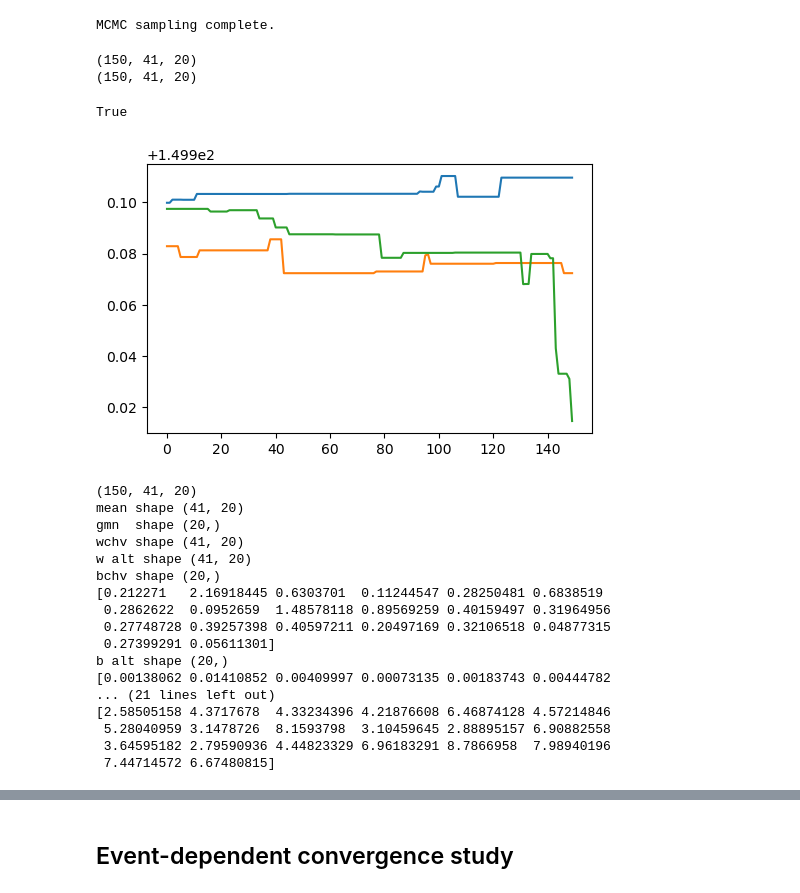
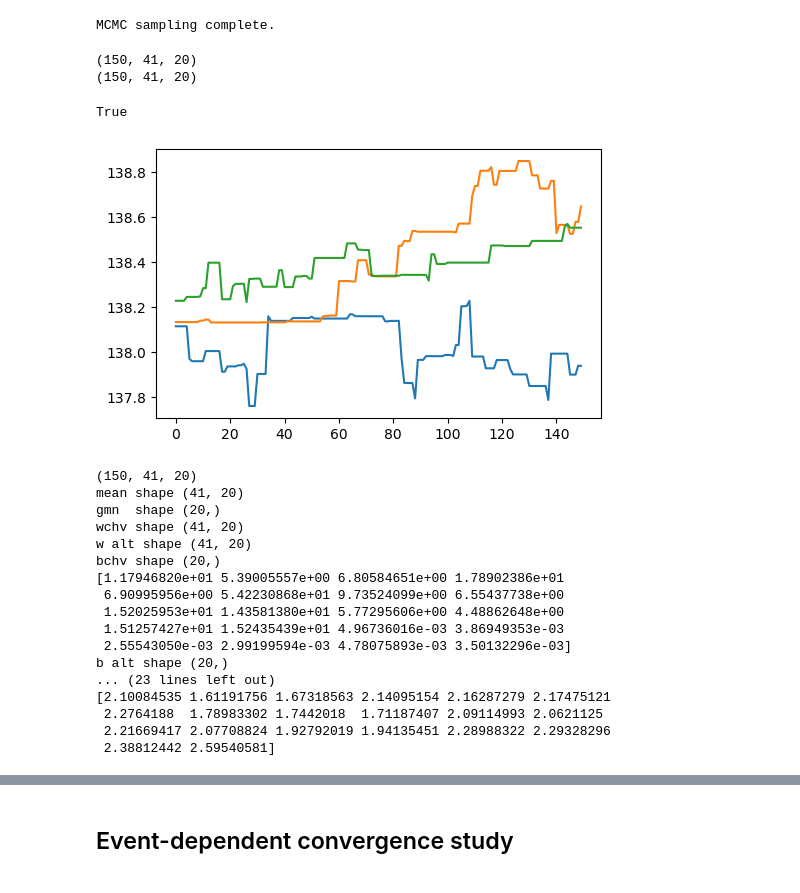
Before and after one commit to localoptimum/emtk, a Jupyter notebook: ARCStest.ipynb, the cells around one changed output, grey strips where cells are left out. Saved outputs shown, nothing was run; the diff lists cells and outputs as text; code cells hidden in the pictures.

Commit message:
Repeated analysis with Garretts new reduced data set.

```diff
--- a/ARCStest.ipynb
+++ b/ARCStest.ipynb
@@ -324,13 +324,12 @@ Least squares model function defined.
 # maybe something changed during the measurement?
 ema1.shuffle()
 # %%
-cpo = ema1.subsample(7000, randomize=False)
+cpo = ema1.subsample(12000, randomize=False)
+cpo.plot_kde(log=False, loglog=False, xlabel='$\Delta E$ (meV)', method="pmb")
 
 
-cpo.plot_kde(log=False, loglog=False, xlabel='$\Delta E$ (meV)', method="silverman")
 
 cpo.set_lse_function(big_lse_pdf)
-
 
 cpo.make_lse_params(
     amplitude=dict(value=1.0, min=0.0),\
@@ -339,16 +338,16 @@ cpo.make_lse_params(
     mu2 = dict(value=280.0, min=200.0, max=350.0),\
     mu3 = dict(value=420.0, min=350.0, max=450.0),\
     mu4 = dict(value=560.0, min=500.0, max=620.0),\
-    mubg1=dict(value=620.0, min=600.0, max=700.0),\
-    mubg2=dict(value=140.0, min=0.0, max=200.0),\
+    mubg1=dict(value=500.0, min=600.0, max=700.0),\
+    mubg2=dict(value=50.0, min=0.0, max=200.0),\
 
     elsigma = dict(value=20.0, min=10.0, max=100.0),\
     s1 = dict(value=30.0, min=10.0, max=100.0),\
     s2 = dict(value=30.0, min=10.0, max=100.0),\
     s3 = dict(value=30.0, min=10.0, max=100.0),\
     s4 = dict(value=30.0, min=10.0, max=100.0),\
-    sbg1=dict(value=100.0, min=100.0, max=250.0),\
-    sbg2=dict(value=20.0, min=10.0, max=250.0),\
+    sbg1=dict(value=200.0, min=100.0, max=250.0),\
+    sbg2=dict(value=150.0, min=10.0, max=250.0),\
     m1=dict(value=0.3, min=0.0, max = 1.0),\
     m2=dict(value=0.2, min=0.0, max = 1.0),\
     m3=dict(value=0.15, min=0.0, max = 1.0),\
@@ -356,7 +355,6 @@ cpo.make_lse_params(
     mbg1=dict(value=0.1, min=0.0, max=1.0),\
     mbg2=dict(value=0.1, min=0.0, max=1.0)
 )
-
 
 
 cpo.lse_fit()
@@ -595,14 +593,17 @@ def log_likelihood_function(theta, data, xmin, xmax, pweights, mylpf, verbose=Fa
 
     lp = mylpf(theta)
 
+
     if np.isinf(lp):
         return -np.inf
 
     mvals = simplex_weights(np.array([m1, m2, m3, m4, mbg1, mbg2]))
 
+    if verbose:
+        print("mvals:")
+        print(mvals)
 
-
-    el = mvals[0] * norm.pdf(data, scale=elsigma, loc=elmu) / gaussian_integral(ema1.xmin, ema1.xmax, elsigma)
+    el = mvals[0] * norm.pdf(data, scale=elsigma, loc=elmu) / gaussian_integral(ema1.xmin, ema1.xmax, elmu, elsigma)
     l1 = mvals[1] * norm.pdf(data, scale=s1, loc=mu1) / gaussian_integral(ema1.xmin, ema1.xmax, mu1, s1)
     l2 = mvals[2] * norm.pdf(data, scale=s2, loc=mu2) / gaussian_integral(ema1.xmin, ema1.xmax, mu2, s2)
     l3 = mvals[3] * norm.pdf(data, scale=s3, loc=mu3) / gaussian_integral(ema1.xmin, ema1.xmax, mu3, s3)
@@ -660,7 +661,7 @@ def log_likelihood_function(theta, data, xmin, xmax, pweights, mylpf, verbose=Fa
         print("NaN in log_likelihood at", theta)
         verbose=True
 
-    if verbose==True:
+    if verbose:
         print("lp", lp)
         print("lll", lll)
         print("l1", l1)
@@ -718,10 +719,12 @@ cpo.llf = log_likelihood_function
 #    mbg2=dict(value=0.1, min=0.0, max=1.0)
 #)
 
-same_as_least_squares = np.array([10.0, 150.0, 280.0, 420.0, 560.0,\
-                                 620.0, 140.0, 20.0, 30.0, 30.0,\
-                                 30.0, 30.0, 100.0, 20.0,\
-                                 0.3, 0.2, 0.15, 0.1, 0.1, 0.1])
+same_as_least_squares = np.array([-2.0, 138.0, 275.0, 410.0, 560.0,\
+                                 698.0, 61.0, 20.0, 18.0, 21.0,\
+                                 28.0, 46.0, 240.0, 95.0,\
+                                 0.25, 0.11, 0.11, 0.11, 0.15, 0.11])
+
+
 
 #cpo.theta_seed = np.array([7.83319976e+00, 1.45695047e+02, 2.81254328e+02,\
 # 4.14035526e+02, 5.52327378e+02, 6.99999691e+02, 2.30190791e-02,\
@@ -744,12 +747,12 @@ cpo.theta_seed = same_as_least_squares
 #cpo.theta_seed = cpo.theta_seed[1:]
 
 #log_likelihood_function(theta, data, xmin, xmax, pweights, mylpf, verbose=False)
-#test=log_likelihood_function(nan_location, ema1.data, np.amin(ema1.data), np.amax(ema1.data), ema1.weights, log_prior_function, verbose=True)
+#test=log_likelihood_function(same_as_least_squares, ema1.data, np.amin(ema1.data), np.amax(ema1.data), ema1.weights, log_prior_function, verbose=True)
 
 cpo.nwalkers=32 # need to increase this to improve sampling stats quality
 # (see plots of MCMC_parameter_distribution later)
 
-cpo.MCMC_fit(nburn=150, niter=150) # fixed number of iterations
+cpo.MCMC_fit(nburn=200, niter=150) # fixed number of iterations
 #cpo.MCMC_fit(niter=5000, convergence="Gelman-Rubin") # gelman-rubin method to check for convergence
 # %% [output]
 MCMC launch
@@ -759,29 +762,29 @@ MCMC sampling complete.
 # %%
 chz = cpo.sampler.get_chain()
 nwk = cpo.nwalkers
 ndm = cpo.ndim
 
 rlen = chz.shape[0]
 
 print(chz.shape)
 
 burned = chz[-1000::]
 #=np.delete(chz, np.s_[rlen-42:rlen], axis=0)
 print(burned.shape)
-ch1 = burned[:,1,1]
+ch1 = burned[:,0,1]
 ch2 = burned[:,2,1]
 ch3 = burned[:,3,1]
 fig,ax=plt.subplots()
 ax.plot(ch1)
 ax.plot(ch2)
 ax.plot(ch3)
 
 cpo.self_check()
 # %% [output]
 (150, 41, 20)
 (150, 41, 20)
 True
-[figure, old version]
+[figure, new version]
 # %%
 # The standard deviation is the square root of the variance.
 # Therefore, the variance should be the standard deviation squared.
@@ -846,17 +849,17 @@ gmn  shape (20,)
 wchv shape (41, 20)
 w alt shape (41, 20)
 bchv shape (20,)
-[0.212271   2.16918445 0.6303701  0.11244547 0.28250481 0.6838519
- 0.2862622  0.0952659  1.48578118 0.89569259 0.40159497 0.31964956
- 0.27748728 0.39257398 0.40597211 0.20497169 0.32106518 0.04877315
- 0.27399291 0.05611301]
+[1.17946820e+01 5.39005557e+00 6.80584651e+00 1.78902386e+01
+ 6.90995956e+00 5.42230868e+01 9.73524099e+00 6.55437738e+00
+ 1.52025953e+01 1.43581380e+01 5.77295606e+00 4.48862648e+00
+ 1.51257427e+01 1.52435439e+01 4.96736016e-03 3.86949353e-03
+ 2.55543050e-03 2.99199594e-03 4.78075893e-03 3.50132296e-03]
 b alt shape (20,)
-[0.00138062 0.01410852 0.00409997 0.00073135 0.00183743 0.00444782
-... (21 lines left out)
-[2.58505158 4.3717678  4.33234396 4.21876608 6.46874128 4.57214846
- 5.28040959 3.1478726  8.1593798  3.10459645 2.88895157 6.90882558
- 3.64595182 2.79590936 4.44823329 6.96183291 8.7866958  7.98940196
- 7.44714572 6.67480815]
+... (23 lines left out)
+[2.10084535 1.61191756 1.67318563 2.14095154 2.16287279 2.17475121
+ 2.2764188  1.78983302 1.7442018  1.71187407 2.09114993 2.0621125
+ 2.21669417 2.07708824 1.92792019 1.94135451 2.28988322 2.29328296
+ 2.38812442 2.59540581]
 # %%
   def gsdev(mcmcObject, burn=50) -> np.ndarray :
 
```
Also changed, not shown: parts of 38 cells of this notebook.
